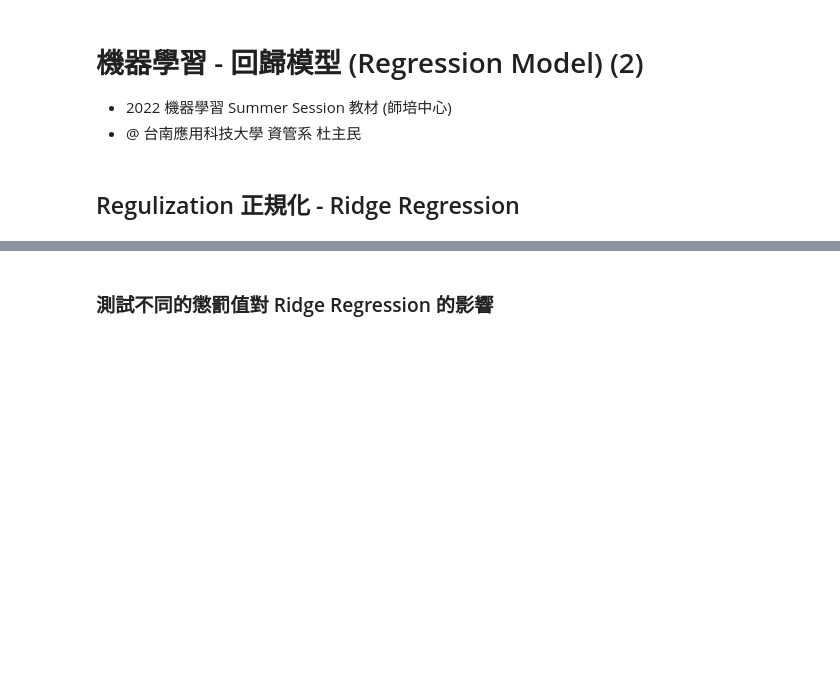
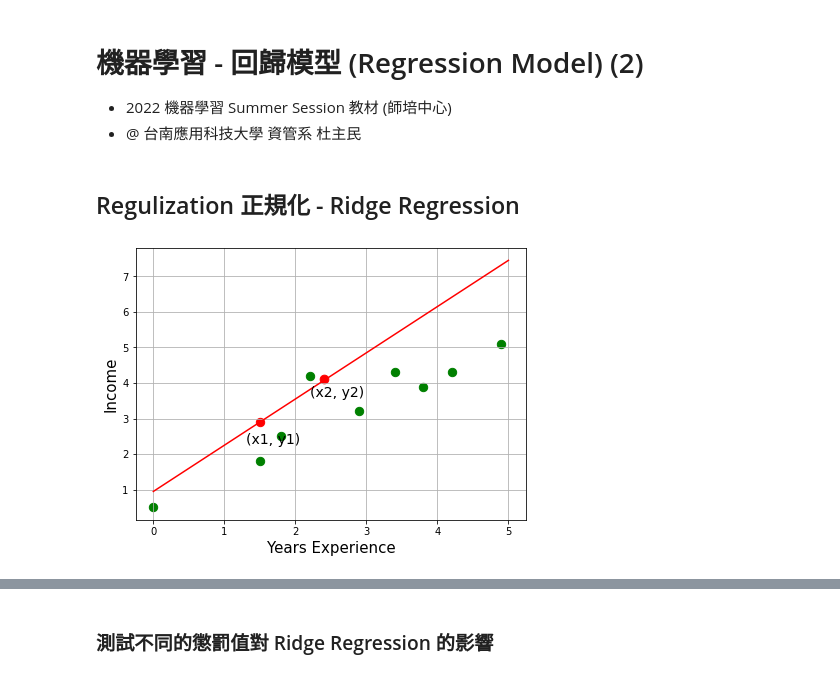
Before and after one commit to th0041/Machine-Learning-Code, a Jupyter notebook: Regression迴歸模型_2.ipynb, the cells around one changed output, grey strips where cells are left out. Saved outputs shown, nothing was run; the diff lists cells and outputs as text; code cells hidden in the pictures; blank space fills up the shorter version.

Commit message:
2nd update regression_2

```diff
--- a/Regression迴歸模型_2.ipynb
+++ b/Regression迴歸模型_2.ipynb
@@ -6,0 +11,22 @@
+# %%
+# 紅色點 & Regression line
+w0 = 0.95  # 截距
+w1 = 1.3  # 斜率
+x = np.linspace(0, 5, 100)
+y = w0 + x*w1
+plt.plot(x, y, c='r')
+plt.scatter(1.5, 2.9, s=70, c='r')         # (x1,y1)
+plt.text(1.3, 2.3, '(x1, y1)', fontsize=14)
+plt.scatter(2.4, 4.1, s=75, c='r')         # (x2,y2)
+plt.text(2.2, 3.6, '(x2, y2)', fontsize=14)
+
+# 綠色點 & Regression line
+greenX = np.array([0, 1.5, 1.8, 2.2, 2.9, 3.4, 3.8, 4.2, 4.9])
+greenY = [0.5, 1.8, 2.5, 4.2, 3.2, 4.3, 3.9, 4.3, 5.1]
+plt.scatter(greenX, greenY, c='g', s=70)
+
+plt.xlabel('Years Experience', fontsize=15)
+plt.ylabel('Income', fontsize=15)
+plt.grid(True)
+# %% [output]
+[figure, added]
```
Also changed, not shown: parts of 67 cells of this notebook.
